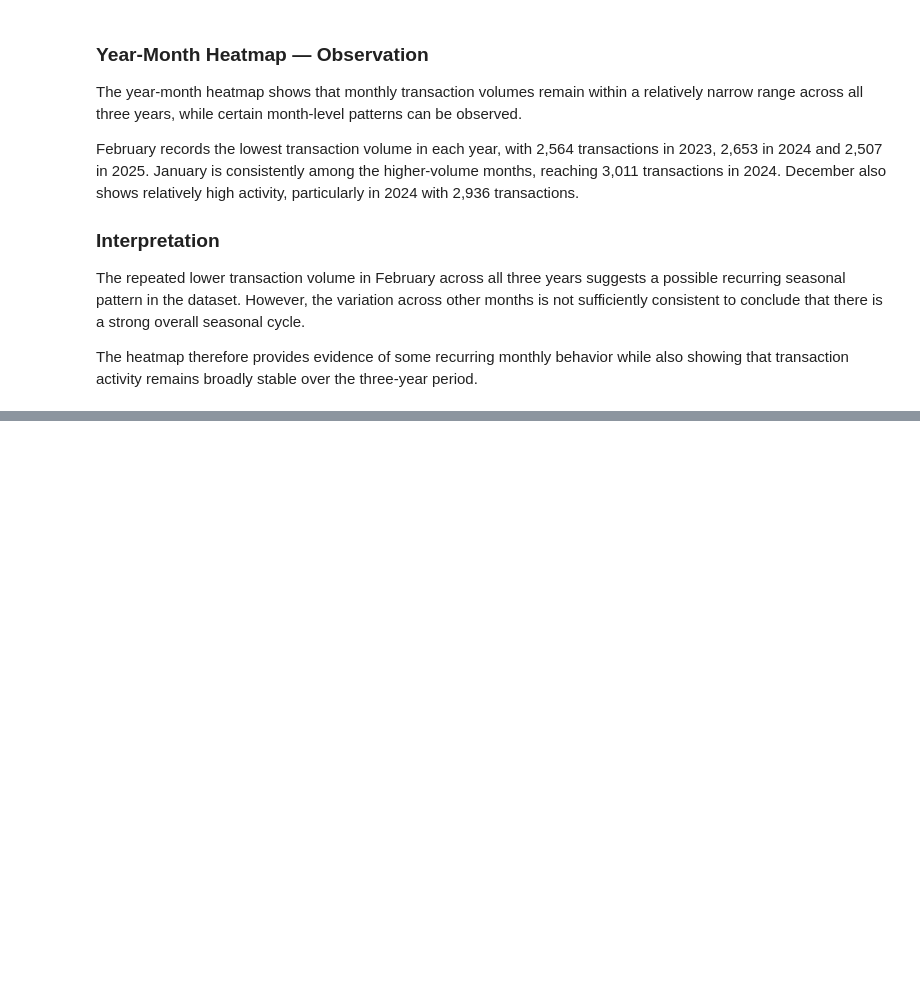
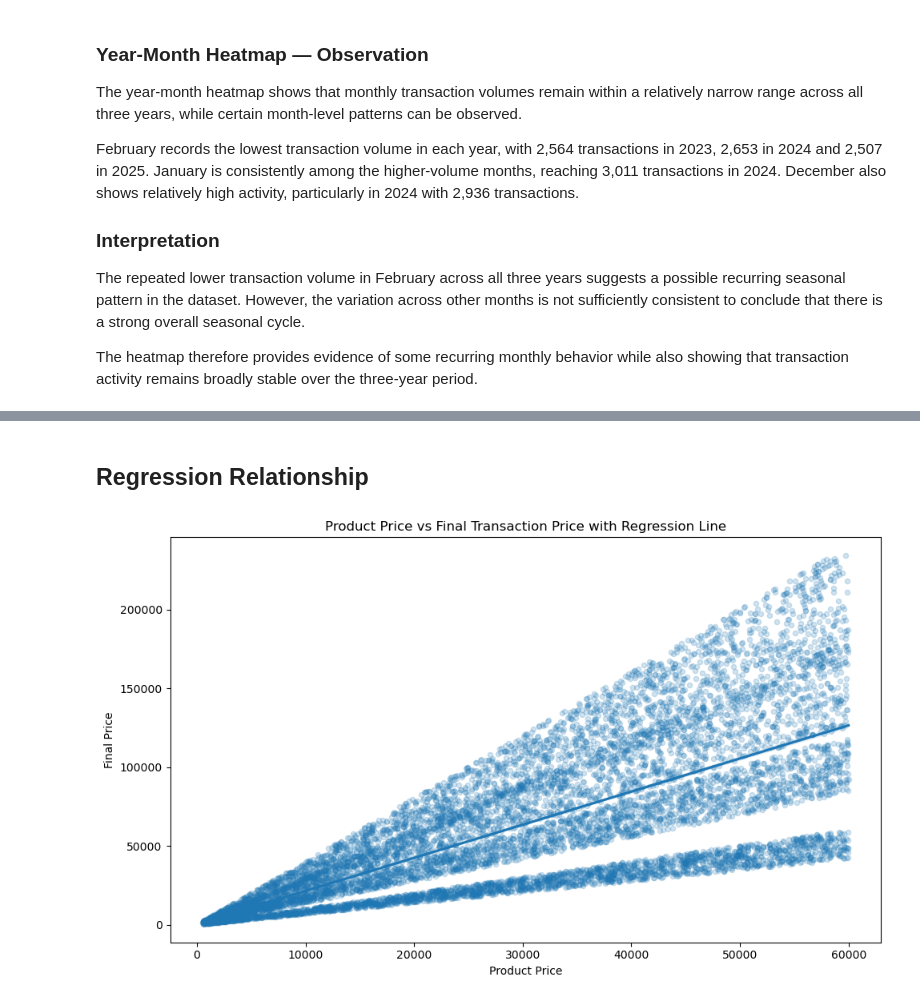
Before and after one commit to Bhav-creator452/NextHikesProject3-advanced-eda-retail-analysis, a Jupyter notebook: Advanced_EDA_Retail_Analysis.ipynb, the cells around one changed output, grey strips where cells are left out. Saved outputs shown, nothing was run; the diff lists cells and outputs as text; code cells hidden in the pictures; blank space fills up the shorter version.

```diff
--- a/Advanced_EDA_Retail_Analysis.ipynb
+++ b/Advanced_EDA_Retail_Analysis.ipynb
@@ -1655,0 +1709,20 @@ three-year period.
+# %% [markdown]
+## Regression Relationship
+# %%
+plt.figure(figsize=(10, 6))
+
+sns.regplot(
+    data=plot_sample,
+    x='product_price',
+    y='final_price',
+    scatter_kws={'alpha': 0.2, 's': 20},
+    line_kws={}
+)
+
+plt.title('Product Price vs Final Transaction Price with Regression Line')
+plt.xlabel('Product Price')
+plt.ylabel('Final Price')
+plt.tight_layout()
+plt.show()
+# %% [output]
+[figure, added]
```
Also changed, not shown: parts of 86 cells of this notebook.
